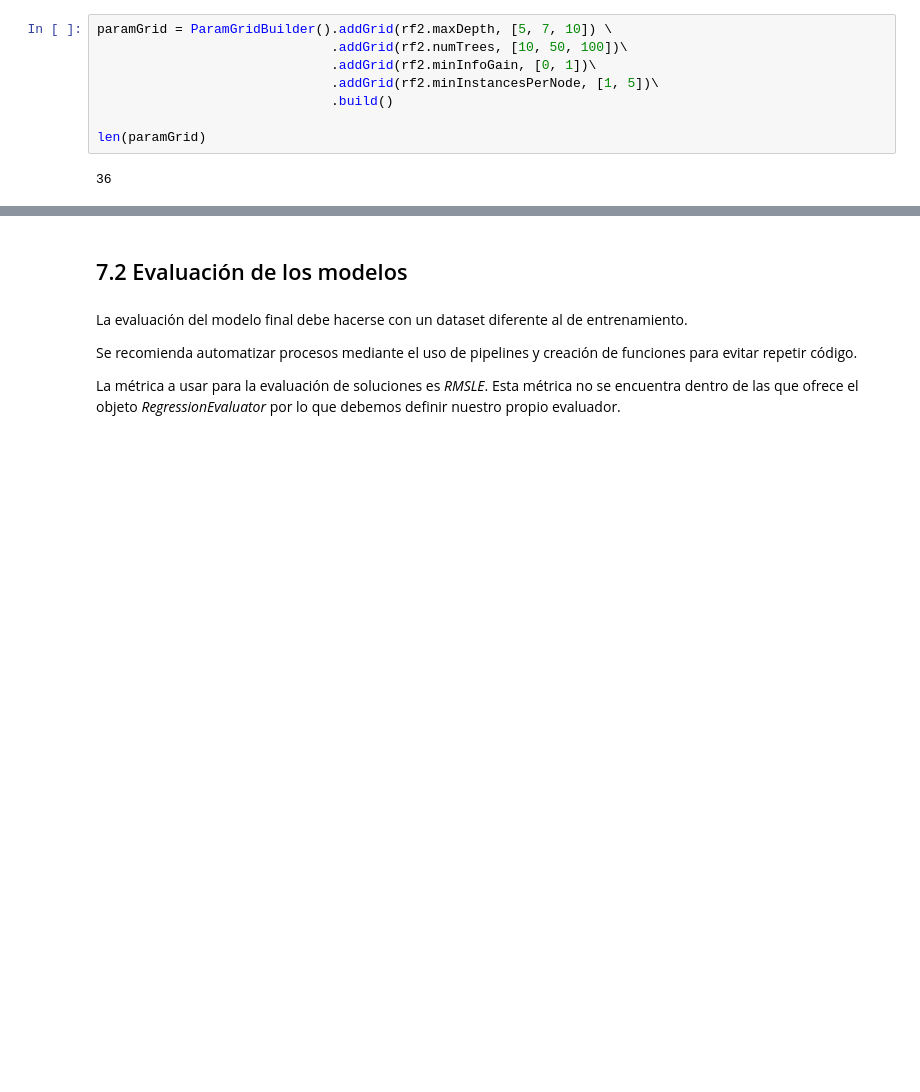
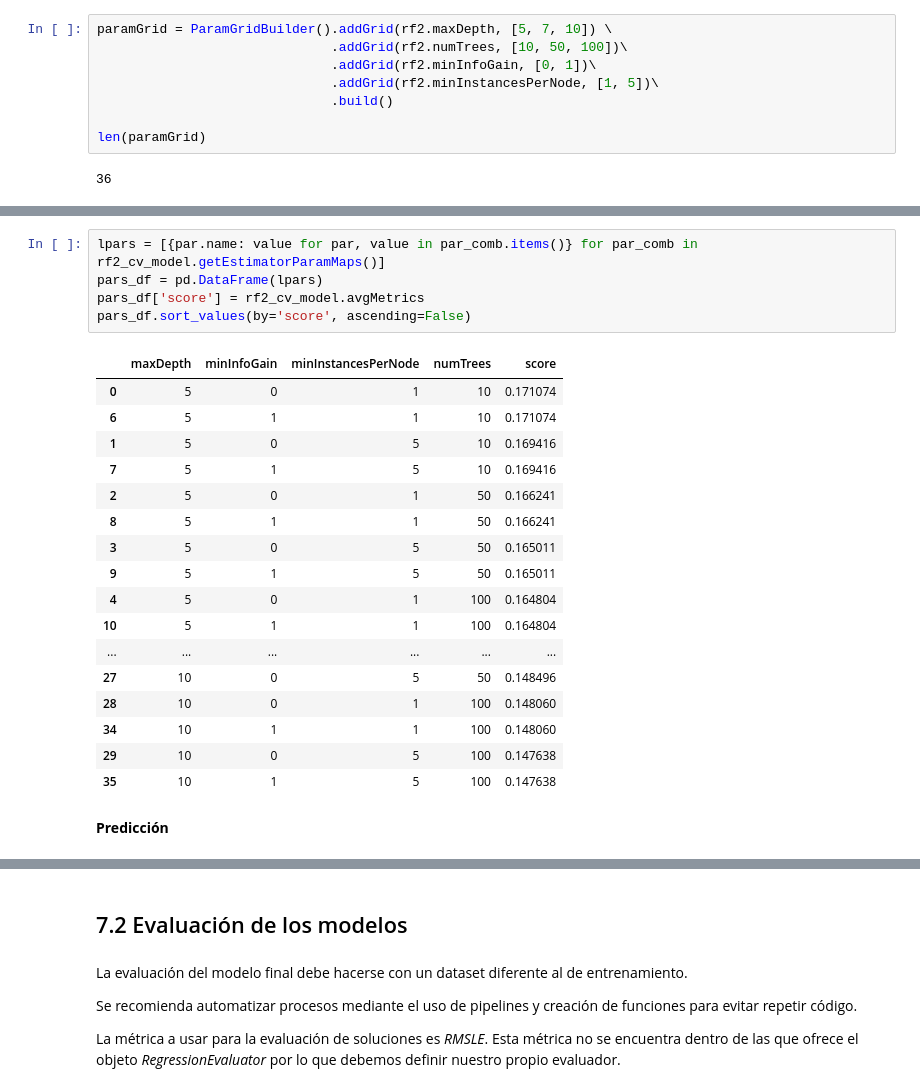
Before and after one commit to inmperfer/APBD, a Jupyter notebook: evaluacion_APBD_InmaPerea.ipynb, the cells around one changed output, grey strips where cells are left out. Drawn from its saved outputs; the diff is of its cells as text; blank space fills up the shorter version.

```diff
--- a/evaluacion_APBD_InmaPerea.ipynb
+++ b/evaluacion_APBD_InmaPerea.ipynb
@@ -1978,0 +1946,25 @@ KeyError: 'importance_rf_params'
+# %%
+lpars = [{par.name: value for par, value in par_comb.items()} for par_comb in rf2_cv_model.getEstimatorParamMaps()]
+pars_df = pd.DataFrame(lpars)
+pars_df['score'] = rf2_cv_model.avgMetrics
+pars_df.sort_values(by='score', ascending=False)
+# %% [output]
+|  | maxDepth | minInfoGain | minInstancesPerNode | numTrees | score |
+| 0 | 5 | 0 | 1 | 10 | 0.171074 |
+| 6 | 5 | 1 | 1 | 10 | 0.171074 |
+| 1 | 5 | 0 | 5 | 10 | 0.169416 |
+| 7 | 5 | 1 | 5 | 10 | 0.169416 |
+| 2 | 5 | 0 | 1 | 50 | 0.166241 |
+| 8 | 5 | 1 | 1 | 50 | 0.166241 |
+| 3 | 5 | 0 | 5 | 50 | 0.165011 |
+| 9 | 5 | 1 | 5 | 50 | 0.165011 |
+| 4 | 5 | 0 | 1 | 100 | 0.164804 |
+| 10 | 5 | 1 | 1 | 100 | 0.164804 |
+| ... | ... | ... | ... | ... | ... |
+| 27 | 10 | 0 | 5 | 50 | 0.148496 |
+| 28 | 10 | 0 | 1 | 100 | 0.148060 |
+| 34 | 10 | 1 | 1 | 100 | 0.148060 |
+| 29 | 10 | 0 | 5 | 100 | 0.147638 |
+| 35 | 10 | 1 | 5 | 100 | 0.147638 |
+# %% [markdown]
+**Predicción**
```
Also changed, not shown: parts of 65 cells of this notebook, 2 other files.
